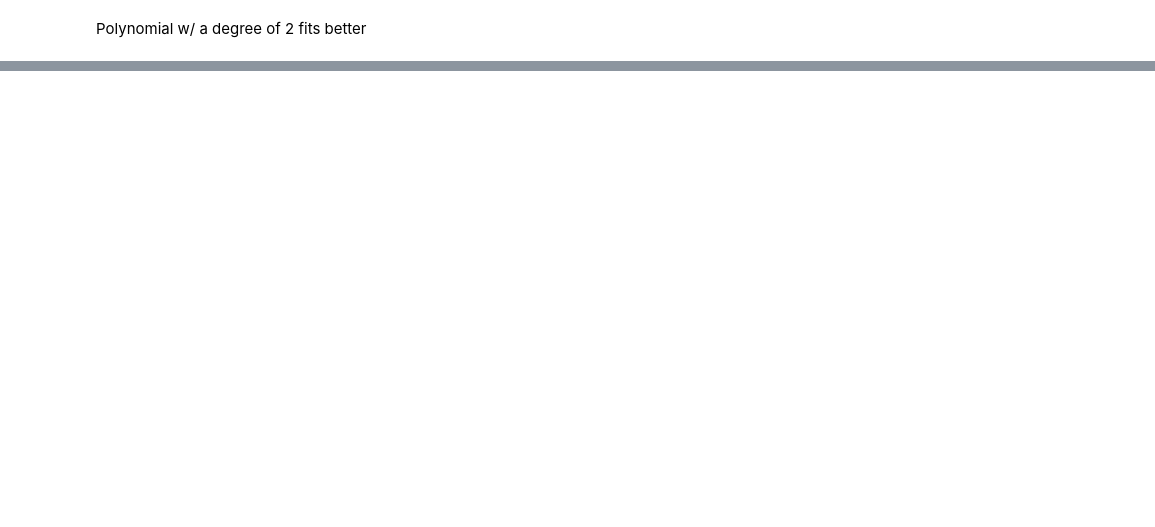
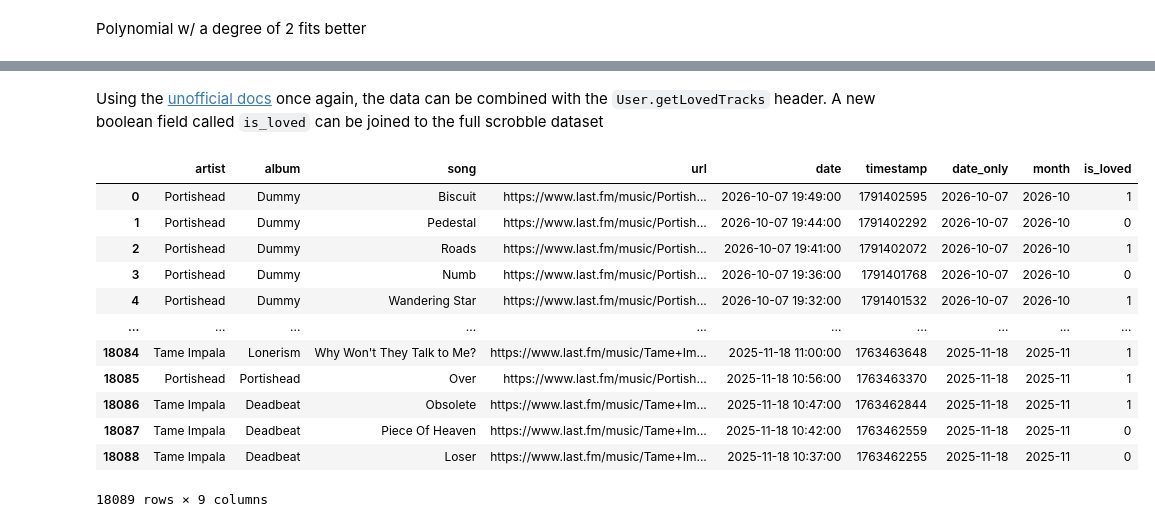
Before and after one commit to lambert-27/lastfm-datasci-portfolio, a Jupyter notebook: Scrobbles-LinearRegression.ipynb, the cells around one changed output, grey strips where cells are left out. Cells and saved outputs as stored; diff of their text form; code cells hidden in the pictures; blank space fills up the shorter version.

Commit message:
Updated spec and made another api request to getLovedTracks header

````diff
--- a/Scrobbles-LinearRegression.ipynb
+++ b/Scrobbles-LinearRegression.ipynb
@@ -239,0 +282,57 @@ Text(0, 0.5, 'Scrobbles per Day')
+# %% [markdown]
+Using the [unofficial docs](https://lastfm-docs.github.io/api-docs/user/getLovedTracks/#examples) once again, the data can be combined with the ```User.getLovedTracks``` header. A new boolean field called ```is_loved``` can be joined to the full scrobble dataset
+# %%
+all_loved_tracks = []
+loved_page = 1
+total_loved_pages = 1
+
+while loved_page <= total_loved_pages:
+    response = requests.get('http://ws.audioscrobbler.com/2.0/', params={
+        'method': 'user.getlovedtracks',
+        'user': USERNAME,
+        'api_key': API_KEY,
+        'format': 'json',
+        'limit': 200,
+        'page': loved_page
+    })
+    data = response.json()
+    if loved_page == 1:
+        total_loved_pages = int(data['lovedtracks']['@attr']['totalPages'])
+    tracks = data['lovedtracks']['track']
+    for track in tracks:
+        all_loved_tracks.append({
+            'artist': track['artist']['name'],
+            'track': track['name'],
+            'timestamp': int(track['date']['uts']) if 'date' in track else None
+        })
+    loved_page += 1
+# %%
+lovedScrobbles = pd.DataFrame(all_loved_tracks)
+lovedScrobbles['is_loved'] = 1
+lovedScrobbles = lovedScrobbles.drop_duplicates(subset=['artist', 'track'])
+
+df_merged = pd.merge(
+    scrobbles,
+    lovedScrobbles[['artist', 'track', 'is_loved']],
+    left_on=['artist', 'song'],
+    right_on=['artist', 'track'],
+    how='left'
+)
+
+loved = df_merged.drop(columns=['track'])
+loved['is_loved'] = loved['is_loved'].fillna(0).astype(int)
+loved
+# %% [output]
+|  | artist | album | song | url | date | timestamp | date_only | month | is_loved |
+| 0 | Portishead | Dummy | Biscuit | https://www.last.fm/music/Portish... | 2026-10-07 19:49:00 | 1791402595 | 2026-10-07 | 2026-10 | 1 |
+| 1 | Portishead | Dummy | Pedestal | https://www.last.fm/music/Portish... | 2026-10-07 19:44:00 | 1791402292 | 2026-10-07 | 2026-10 | 0 |
+| 2 | Portishead | Dummy | Roads | https://www.last.fm/music/Portish... | 2026-10-07 19:41:00 | 1791402072 | 2026-10-07 | 2026-10 | 1 |
+| 3 | Portishead | Dummy | Numb | https://www.last.fm/music/Portish... | 2026-10-07 19:36:00 | 1791401768 | 2026-10-07 | 2026-10 | 0 |
+| 4 | Portishead | Dummy | Wandering Star | https://www.last.fm/music/Portish... | 2026-10-07 19:32:00 | 1791401532 | 2026-10-07 | 2026-10 | 1 |
+| ... | ... | ... | ... | ... | ... | ... | ... | ... | ... |
+| 18084 | Tame Impala | Lonerism | Why Won't They Talk to Me? | https://www.last.fm/music/Tame+Im... | 2025-11-18 11:00:00 | 1763463648 | 2025-11-18 | 2025-11 | 1 |
+| 18085 | Portishead | Portishead | Over | https://www.last.fm/music/Portish... | 2025-11-18 10:56:00 | 1763463370 | 2025-11-18 | 2025-11 | 1 |
+| 18086 | Tame Impala | Deadbeat | Obsolete | https://www.last.fm/music/Tame+Im... | 2025-11-18 10:47:00 | 1763462844 | 2025-11-18 | 2025-11 | 1 |
+| 18087 | Tame Impala | Deadbeat | Piece Of Heaven | https://www.last.fm/music/Tame+Im... | 2025-11-18 10:42:00 | 1763462559 | 2025-11-18 | 2025-11 | 0 |
+| 18088 | Tame Impala | Deadbeat | Loser | https://www.last.fm/music/Tame+Im... | 2025-11-18 10:37:00 | 1763462255 | 2025-11-18 | 2025-11 | 0 |
+18089 rows × 9 columns
````
Also changed, not shown: parts of 12 cells of this notebook, 4 other files.
